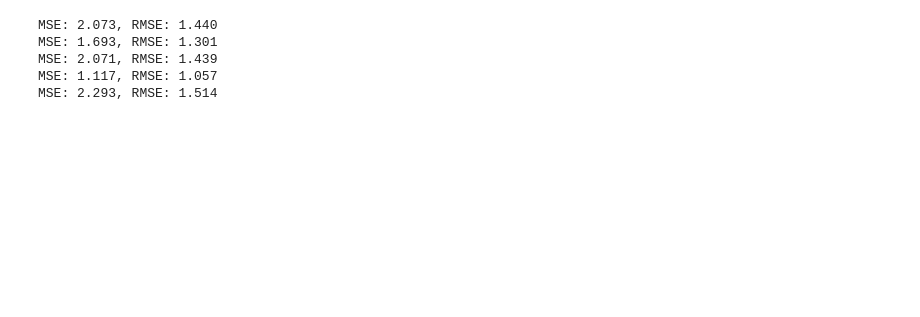
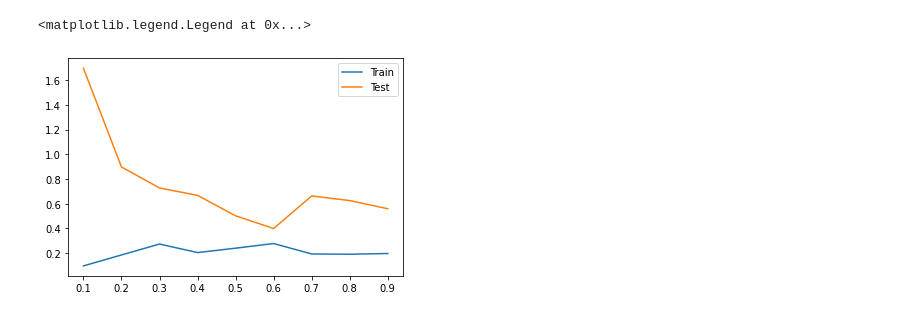
Before and after one commit to ajain300/Melt_Viscosity_Predictor, a Jupyter notebook: viscosityNN.ipynb, the cells around one changed output. Saved outputs shown, nothing was run; the diff lists cells and outputs as text; code cells hidden in the pictures; blank space fills up the shorter version.

```diff
--- a/viscosityNN.ipynb
+++ b/viscosityNN.ipynb
@@ -16,6 +22,2 @@ from sklearn.preprocessing import MinMaxScaler
 # %%
 data = pd.read_excel('Data/full_data_2021-11-08.xlsx')
-cols = ['Mw', 'Temperature', 'Shear_Rate','Melt_Viscosity']
-for c in data.columns:
-    if 'afp' in c or 'bfp' in c or 'mpf' in c or 'efp' in c:
-        cols.append(c)
@@ -23,9 +57,14 @@ for c in data.columns:
 for c in ['Mw', 'Melt_Viscosity']:
     data[c] = np.log10(data[c])
 
+data['ZERO_SHEAR'] = 1
+data['SHEAR'] = 0
+data['log_Shear_Rate'] = 0
 for i in data.index:
     if data.loc[i, 'Shear_Rate'] != 0:
-        data.loc[i,'Shear_Rate'] = np.log10(data.loc[i, 'Shear_Rate'])
+        data.loc[i,'log_Shear_Rate'] = np.log10(data.loc[i, 'Shear_Rate'])
+        data.loc[i, 'SHEAR'] = 1
+        data.loc[i, 'ZERO_SHEAR'] = 0
         #data = data.drop([i])
 # %%
 #cols.remove('Shear_Rate')
@@ -71,25 +90,0 @@ def create_model(n_features):
-# %%
-kf = KFold(n_splits=5, shuffle = True)
-m = []
-error = []
-bad = []
-for train_index, test_index in kf.split(XX):
-    X_train, X_val = XX[train_index], XX[test_index]
-    y_train, y_val = yy[train_index], yy[test_index]
-    M_train, M_val = M[train_index], M[test_index]
-    S_train, S_val = S[train_index], S[test_index]
-    T_train, T_val = T[train_index], T[test_index]
-    n_features = X_train.shape[1]
-    m.append(create_model(n_features))
-    #model = create_model(n_features)
-    m[-1].fit([X_train, M_train, S_train, T_train], y_train, epochs=300, batch_size=30, verbose=0)
-    error.append(m[-1].evaluate([X_val, M_val, S_val, T_val], y_val, verbose=0))
-    if error[-1] > 10:
-        bad.append(train_index)
-    print('MSE: %.3f, RMSE: %.3f' % (error[-1], np.sqrt(error[-1])))
-# %% [output]
-MSE: 2.073, RMSE: 1.440
-MSE: 1.693, RMSE: 1.301
-MSE: 2.071, RMSE: 1.439
-MSE: 1.117, RMSE: 1.057
-MSE: 2.293, RMSE: 1.514
@@ -97,0 +93,8 @@ model = m[error.index(min(error))]
+# %%
+n, train, test = viscNN_LC(create_ViscNN_concat, X_tot, Y_tot, logMw, log_shear, Temp)
+plt.plot(n, train)
+plt.plot(n, test)
+plt.legend(['Train','Test'])
+# %% [output]
+<matplotlib.legend.Legend at 0x...>
+[figure, added]
```
Also changed, not shown: parts of 35 cells of this notebook, 12 other files.
